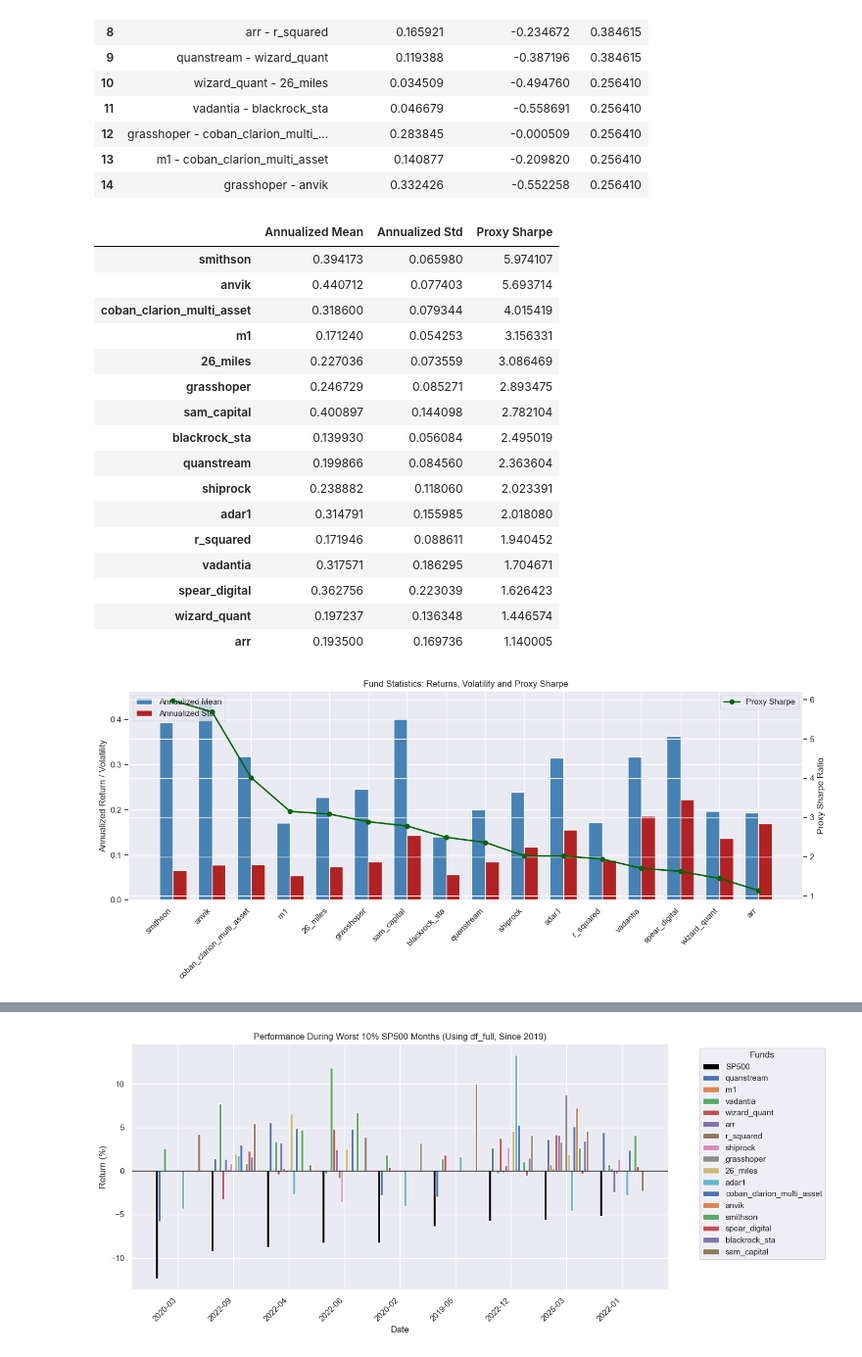
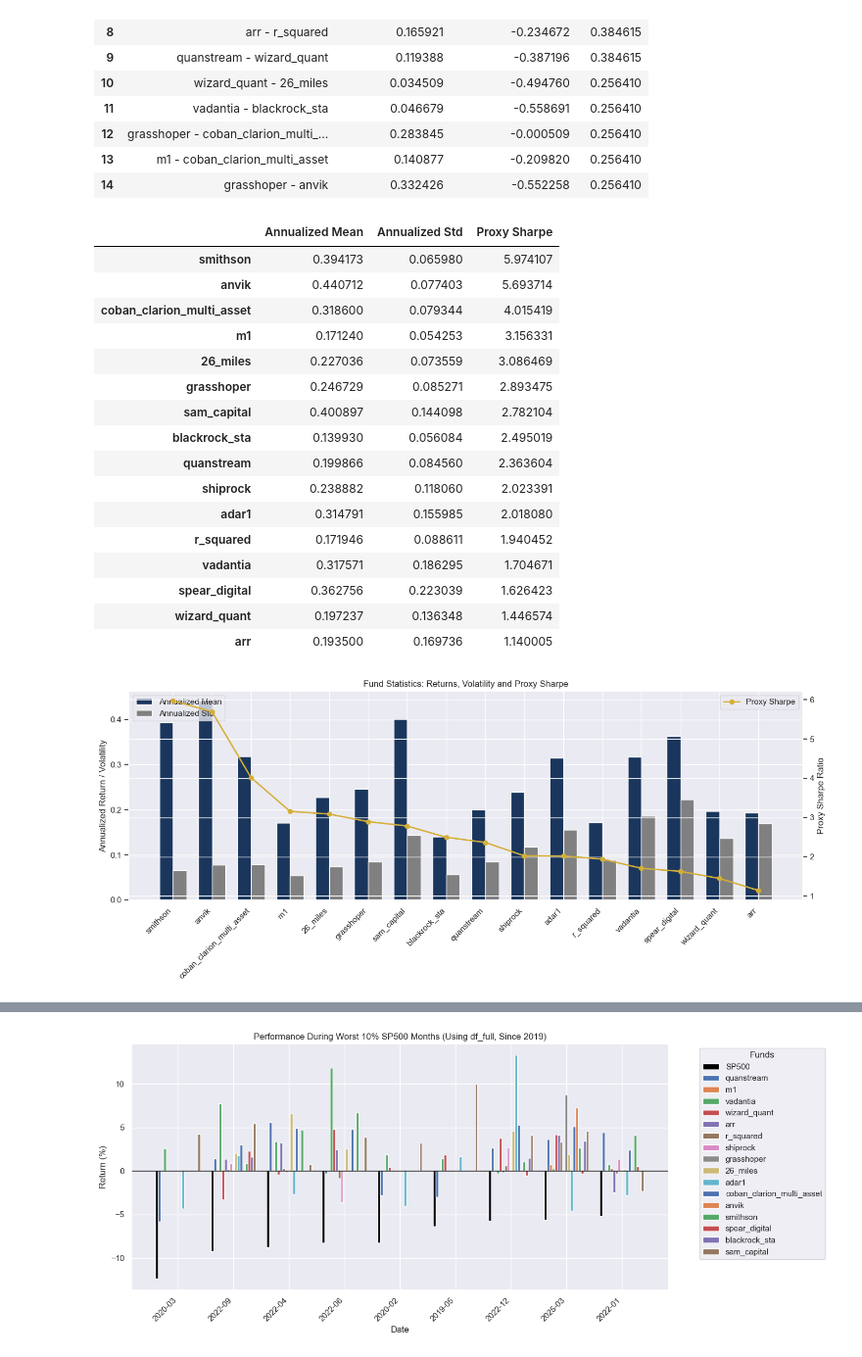
Before and after one commit to arthurdhonneur7/athenee_hf_portfolio, a Jupyter notebook: target_pflio.ipynb, the cells around one changed output, grey strips where cells are left out. Shown at 98% size. Cells and saved outputs as stored; diff of their text form; code cells hidden in the pictures.

Commit message:
adding the nice plotting looking good now lets make it pro and commercial

```diff
--- a/target_pflio.ipynb
+++ b/target_pflio.ipynb
@@ -263,8 +263,8 @@ fig, ax1 = plt.subplots(figsize=(14, 6))
 x = np.arange(len(stats_df_sorted))
 width = 0.35
 
-ax1.bar(x - width/2, stats_df_sorted["Annualized Mean"], width, label='Annualized Mean', color='steelblue')
-ax1.bar(x + width/2, stats_df_sorted["Annualized Std"], width, label='Annualized Std', color='firebrick')
+ax1.bar(x - width/2, stats_df_sorted["Annualized Mean"], width, label='Annualized Mean', color='#1A365D')
+ax1.bar(x + width/2, stats_df_sorted["Annualized Std"], width, label='Annualized Std', color='gray')
 
 ax1.set_ylabel('Annualized Return / Volatility')
 ax1.set_title('Fund Statistics: Returns, Volatility and Proxy Sharpe')
@@ -273,36 +273,38 @@ ax1.set_xticklabels(stats_df_sorted.index, rotation=45, ha='right')
 ax1.legend(loc='upper left')
 
 ax2 = ax1.twinx()
-ax2.plot(x, stats_df_sorted["Proxy Sharpe"], color='darkgreen', marker='o', linewidth=2, label='Proxy Sharpe')
+ax2.plot(x, stats_df_sorted["Proxy Sharpe"], color='#D4AF37', marker='o', linewidth=2, label='Proxy Sharpe')
 ax2.set_ylabel('Proxy Sharpe Ratio')
 ax2.legend(loc='upper right')
 
 plt.tight_layout()
 plt.show()
 
 # Heatmap of correlation between the funds (lower triangle only)
 corr_matrix = df_funds_full.corr()
 plt.figure(figsize=(10, 8))
-sns.heatmap(corr_matrix, annot=True, cmap='coolwarm', vmin=-1, vmax=1, fmt=".2f", linewidths=.5)
+import matplotlib.colors as mcolors
+custom_cmap = mcolors.LinearSegmentedColormap.from_list("custom", ["#1A365D", "#E0E0E0", "#D4AF37"])
+sns.heatmap(corr_matrix, annot=True, cmap=custom_cmap, vmin=-1, vmax=1, fmt=".2f", linewidths=.5)
 plt.title('Fund Correlation Matrix (Full)')
 plt.tight_layout()
 plt.show()
 # %% [output]
 |  | Annualized Mean | Annualized Std | Proxy Sharpe |
 | smithson | 0.394173 | 0.065980 | 5.974107 |
 | anvik | 0.440712 | 0.077403 | 5.693714 |
 | coban_clarion_multi_asset | 0.318600 | 0.079344 | 4.015419 |
 | m1 | 0.171240 | 0.054253 | 3.156331 |
 | 26_miles | 0.227036 | 0.073559 | 3.086469 |
 | grasshoper | 0.246729 | 0.085271 | 2.893475 |
 | sam_capital | 0.400897 | 0.144098 | 2.782104 |
 | blackrock_sta | 0.139930 | 0.056084 | 2.495019 |
 | quanstream | 0.199866 | 0.084560 | 2.363604 |
 | shiprock | 0.238882 | 0.118060 | 2.023391 |
 | adar1 | 0.314791 | 0.155985 | 2.018080 |
 | r_squared | 0.171946 | 0.088611 | 1.940452 |
 | vadantia | 0.317571 | 0.186295 | 1.704671 |
 | spear_digital | 0.362756 | 0.223039 | 1.626423 |
 | wizard_quant | 0.197237 | 0.136348 | 1.446574 |
 | arr | 0.193500 | 0.169736 | 1.140005 |
-[figure, old version]
+[figure, new version]
```
Also changed, not shown: parts of 3 cells of this notebook, 13 other files.
